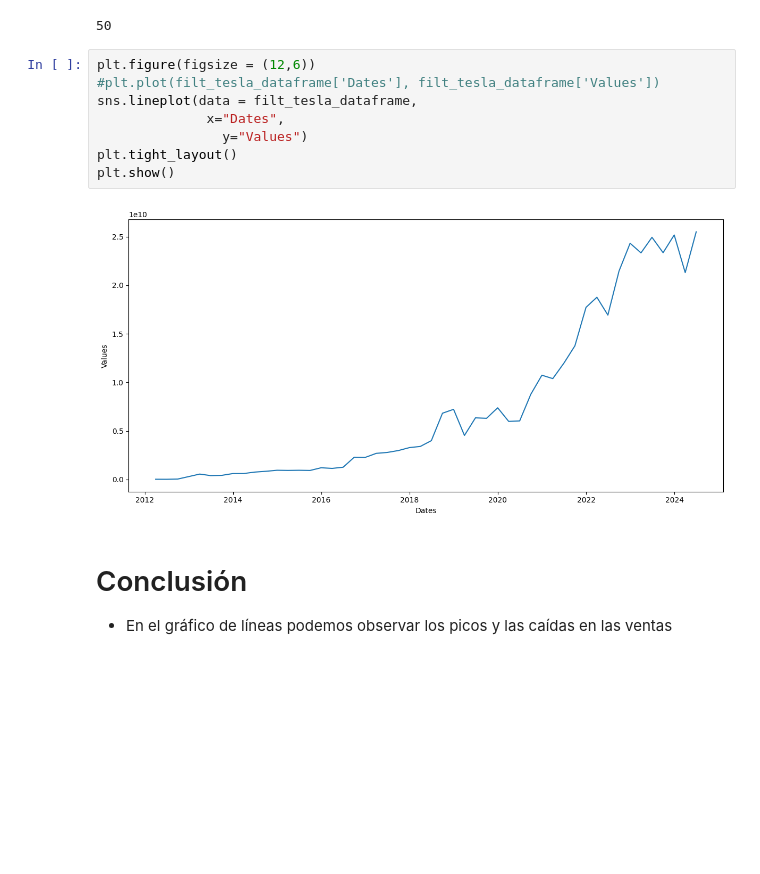
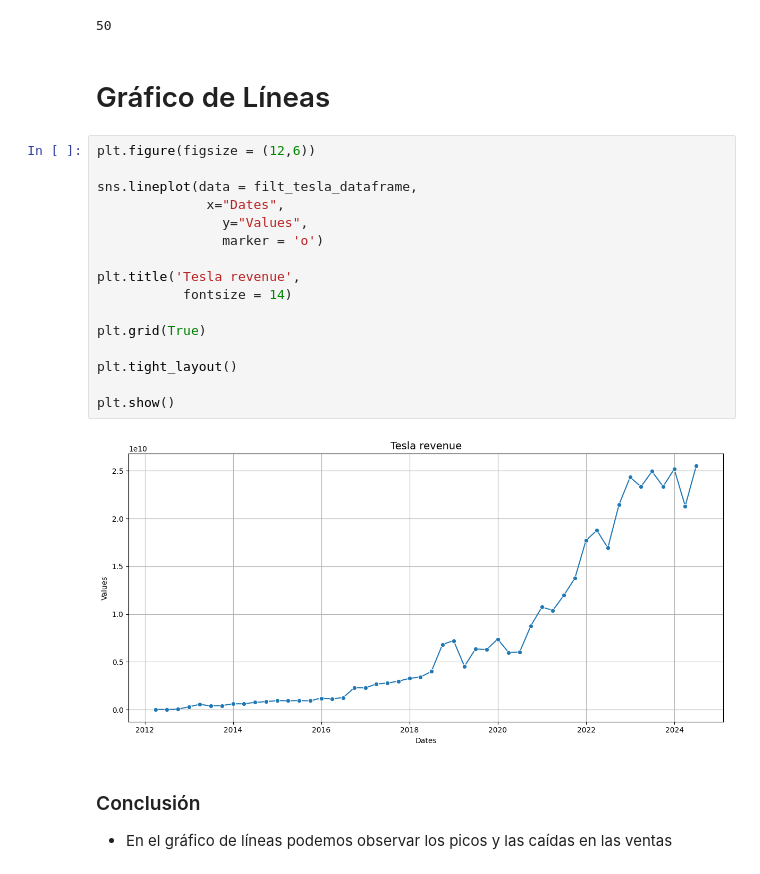
Before and after one commit to 4GeeksAcademy/fer-romer-web-scraping-project-tutorial, a Jupyter notebook: src/explore.ipynb, the cells around one changed output. Saved outputs shown, nothing was run; the diff lists cells and outputs as text; blank space fills up the shorter version.

```diff
--- a/src/explore.ipynb
+++ b/src/explore.ipynb
@@ -90,16 +148,26 @@ cursor = connection.cursor()
 filt_tesla_dataframe.to_sql('TeslaRevenue', connection, if_exists='replace', index = False)
 # %% [output]
 50
+# %% [markdown]
+# Gráfico de Líneas
 # %%
 plt.figure(figsize = (12,6))
-#plt.plot(filt_tesla_dataframe['Dates'], filt_tesla_dataframe['Values'])
+
 sns.lineplot(data = filt_tesla_dataframe,
               x="Dates",
-                y="Values")
+                y="Values",
+                marker = 'o')
+
+plt.title('Tesla revenue',
+           fontsize = 14)
+
+plt.grid(True)
+
 plt.tight_layout()
+
 plt.show()
 # %% [output]
-[figure, old version]
+[figure, new version]
 # %% [markdown]
-# Conclusión
+### Conclusión
  - En el gráfico de líneas podemos observar los picos y las caídas en las ventas
```
Also changed, not shown: parts of 10 cells of this notebook.
